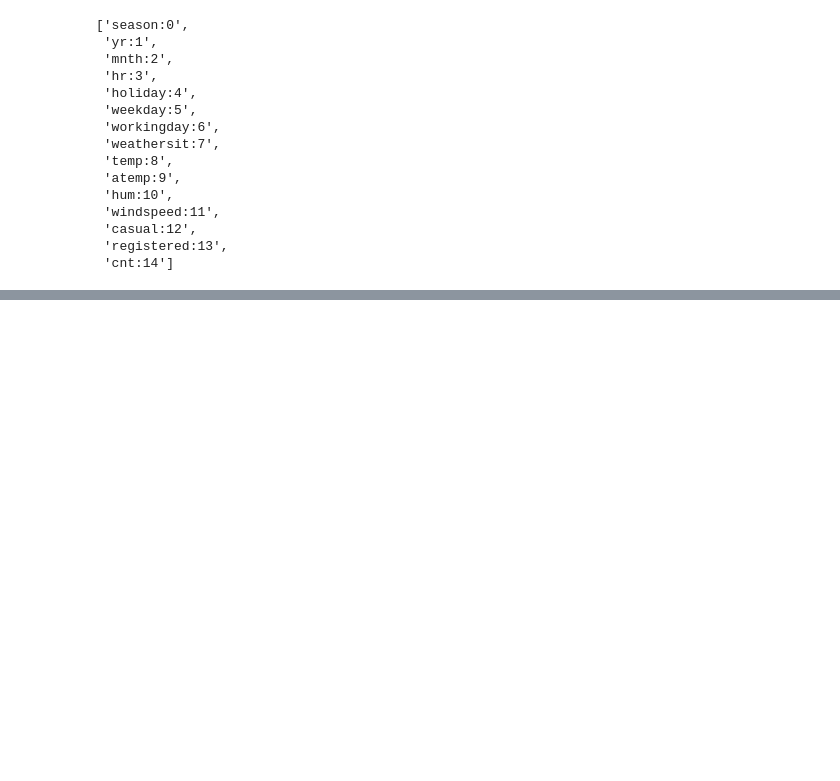
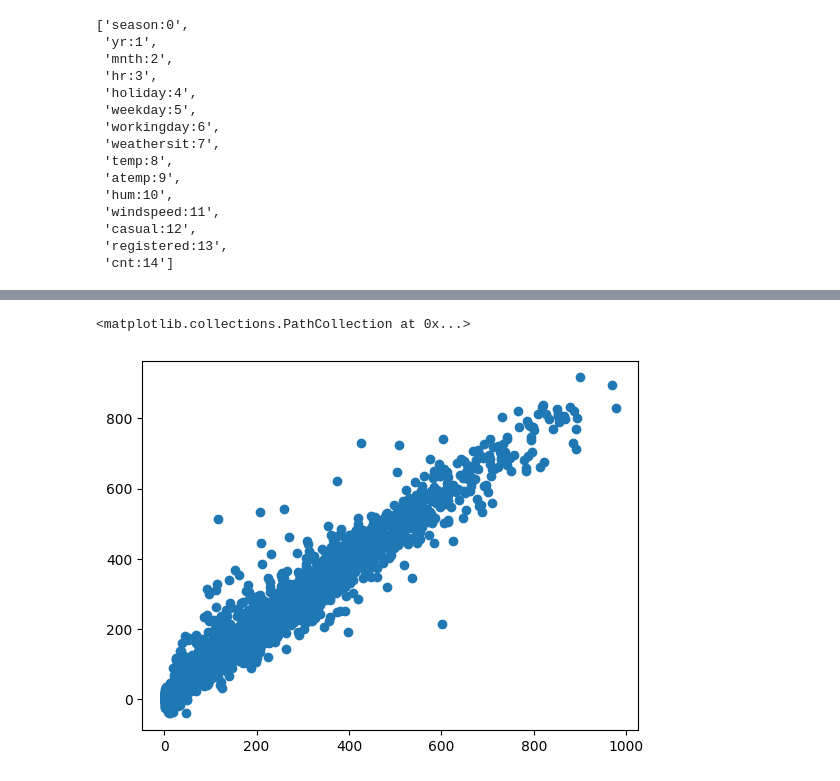
Before and after one commit to shivshankarsajeev/Bike-Sharing, a Jupyter notebook: Notebook/Model.ipynb, the cells around one changed output, grey strips where cells are left out. Drawn from its saved outputs; the diff is of its cells as text; code cells hidden in the pictures; blank space fills up the shorter version.

```diff
--- a/Notebook/Model.ipynb
+++ b/Notebook/Model.ipynb
@@ -103 +114,11 @@ trf3 =  RandomForestRegressor()
+# %%
+X_train = trf1.fit_transform(X_train)
+X_test = trf1.fit_transform(X_test)
+# %%
+def evaluate_score(true, prediction):
+    mae = mean_absolute_error(true, prediction)
+    mse = mean_squared_error(true, prediction)
+    rmse = root_mean_squared_error(true, prediction)
+    r2score = r2_score(true, prediction)
+    return r2score, mae, mse, rmse
 # %%
@@ -132,4 +201,0 @@ y = df['cnt']
-# %%
-X_train,X_test,y_train,y_test = train_test_split(X,y,
-                                                 test_size=0.2,
-                                                random_state=42)
@@ -150,0 +202,4 @@ Name: cnt, Length: 13903, dtype: int64
+# %%
+model = CatBoostRegressor()
+model.fit(X_train, y_train)
+y_pred = model.predict(X_test)
@@ -150,0 +224,5 @@ Name: cnt, Length: 13903, dtype: int64
+# %%
+plt.scatter(y_test, y_pred)
+# %% [output]
+<matplotlib.collections.PathCollection at 0x...>
+[figure, added]
```
Also changed, not shown: parts of 26 cells of this notebook, 4 other files.
